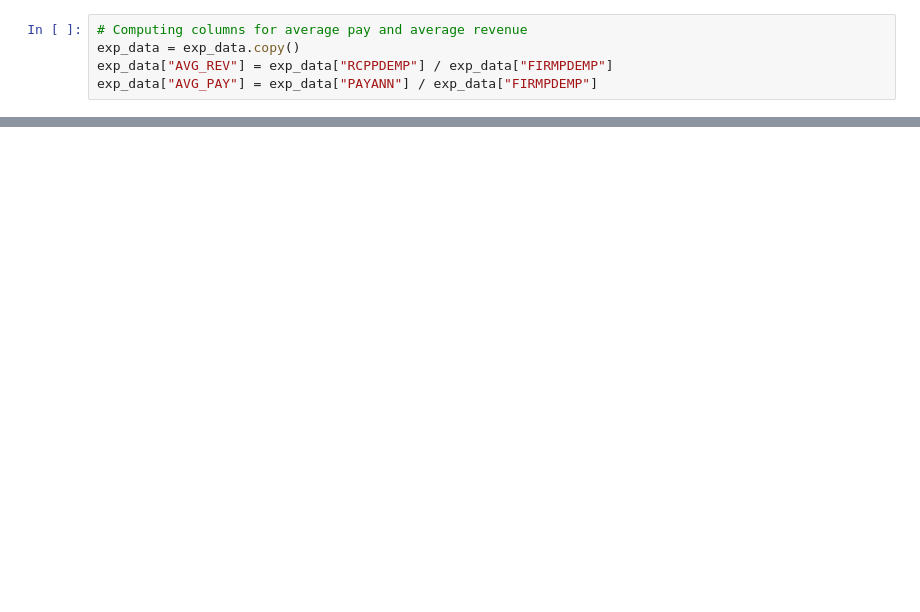
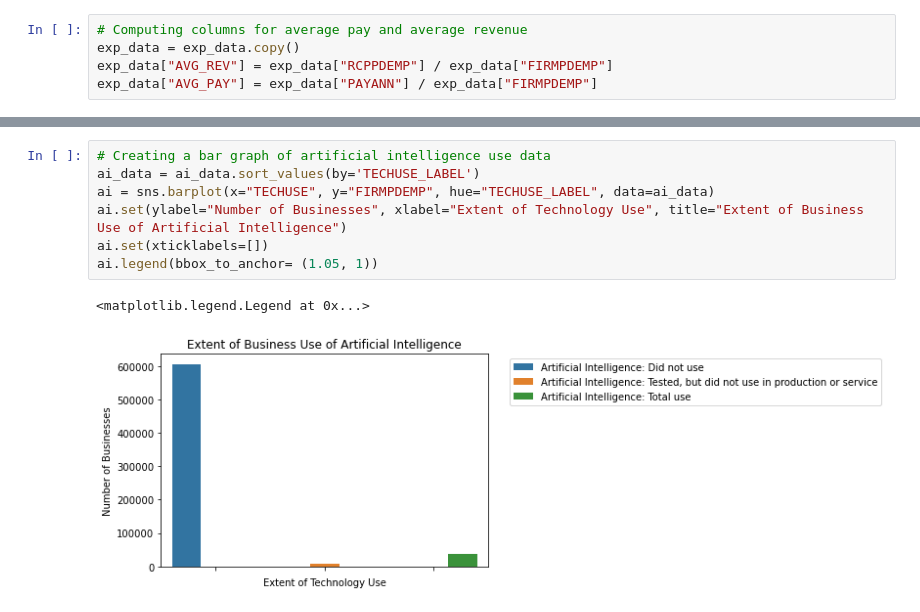
Before and after one commit to linseystokes17/CensusExploration, a Jupyter notebook: census_data_etl_and_visualizations.ipynb, the cells around one changed output, grey strips where cells are left out. Cells and saved outputs as stored; diff of their text form; blank space fills up the shorter version.

```diff
--- a/census_data_etl_and_visualizations.ipynb
+++ b/census_data_etl_and_visualizations.ipynb
@@ -193,0 +266,10 @@ exp.legend(bbox_to_anchor=(1.03, 1))
+# %%
+# Creating a bar graph of artificial intelligence use data
+ai_data = ai_data.sort_values(by='TECHUSE_LABEL')
+ai = sns.barplot(x="TECHUSE", y="FIRMPDEMP", hue="TECHUSE_LABEL", data=ai_data)
+ai.set(ylabel="Number of Businesses", xlabel="Extent of Technology Use", title="Extent of Business Use of Artificial Intelligence")
+ai.set(xticklabels=[])
+ai.legend(bbox_to_anchor= (1.05, 1))
+# %% [output]
+<matplotlib.legend.Legend at 0x...>
+[figure, added]
```
Also changed, not shown: parts of 14 cells of this notebook, 16 other files.
